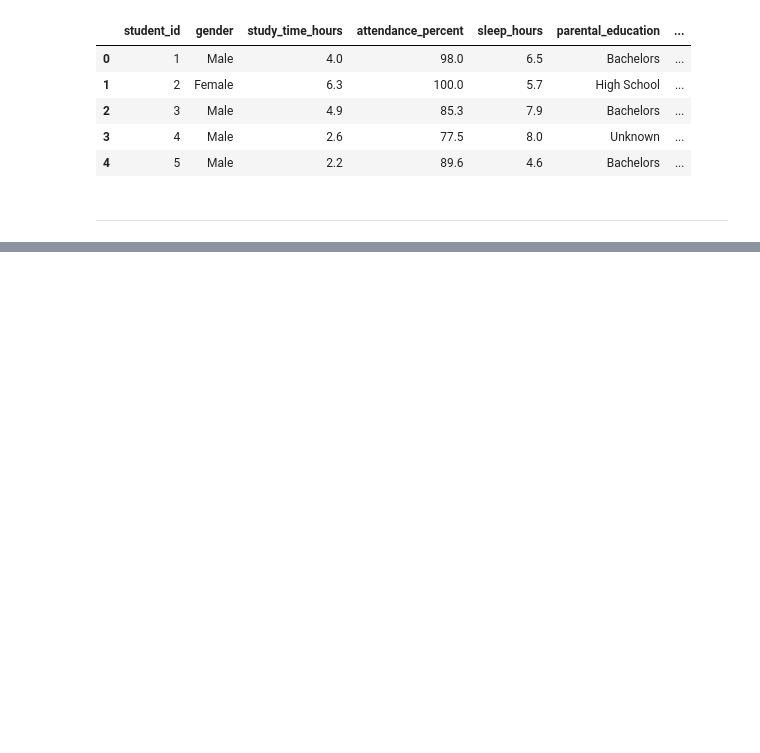
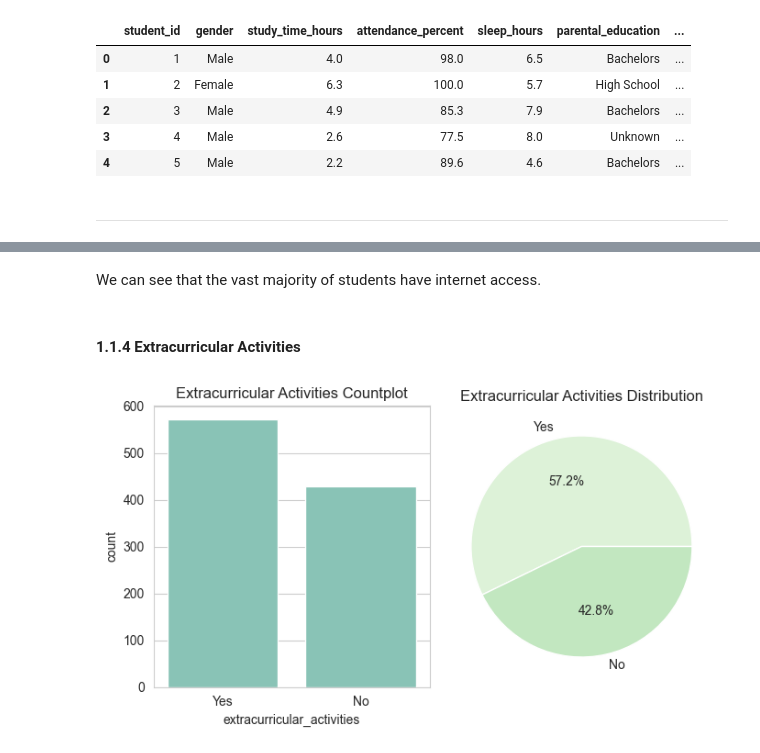
Before and after one commit to elhope23/student-performance-analysis, a Jupyter notebook: jupyter_notebooks/Stage2-Visualisation.ipynb, the cells around one changed output, grey strips where cells are left out. Drawn from its saved outputs; the diff is of its cells as text; code cells hidden in the pictures; blank space fills up the shorter version.

```diff
--- a/jupyter_notebooks/Stage2-Visualisation.ipynb
+++ b/jupyter_notebooks/Stage2-Visualisation.ipynb
@@ -80,0 +162,20 @@ df_vis.head()
+# %% [markdown]
+We can see that the vast majority of students have internet access.
+# %% [markdown]
+#### **1.1.4 Extracurricular Activities**
+# %%
+# Map a countplot and pie chart for extracurricular_activities variable
+fig, axes = plt.subplots(nrows=1, ncols=2, figsize=(7, 4), tight_layout=True)
+
+sns.countplot(data=df_vis, x="extracurricular_activities", ax=axes[0], color="#7FCDBB")
+axes[0].set_title("Extracurricular Activities Countplot")
+
+axes[1].pie(
+    df_vis["extracurricular_activities"].value_counts(),
+    labels=df_vis["extracurricular_activities"].value_counts().index,
+    colors = colours, autopct="%1.1f%%")
+axes[1].set_title("Extracurricular Activities Distribution")
+
+plt.show()
+# %% [output]
+[figure, added]
```
Also changed, not shown: parts of 16 cells of this notebook.
